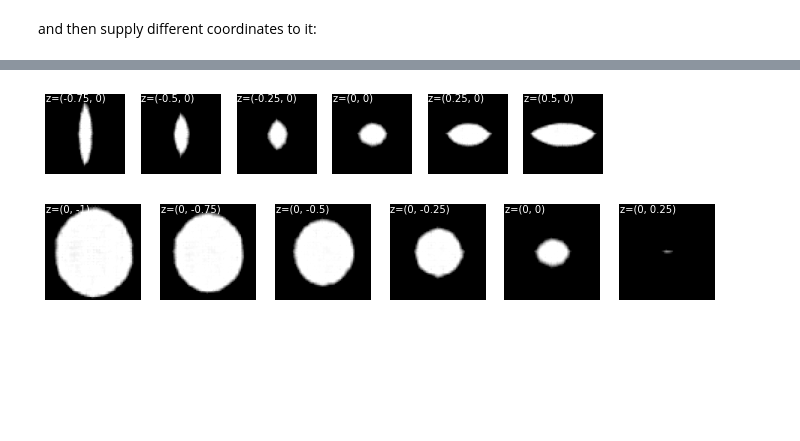
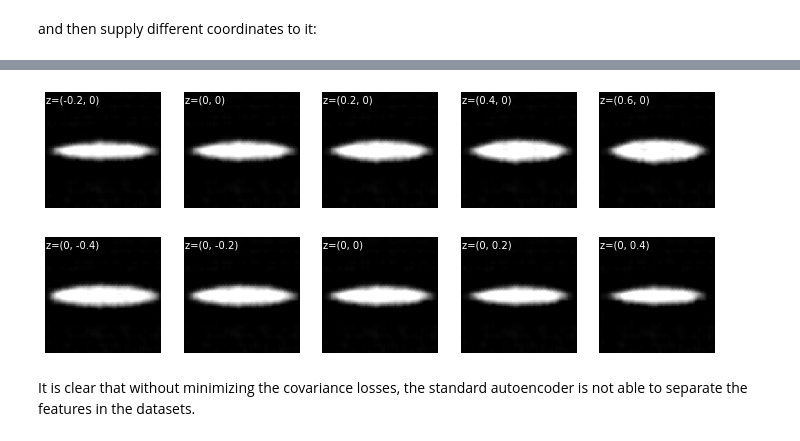
Before and after one commit to chuckedfromspace/pythonize, a Jupyter notebook: pythonize/ml/pca_ae.ipynb, the cells around one changed output, grey strips where cells are left out. Cells and saved outputs as stored; diff of their text form; code cells hidden in the pictures; blank space fills up the shorter version.

```diff
--- a/pythonize/ml/pca_ae.ipynb
+++ b/pythonize/ml/pca_ae.ipynb
@@ -182,12 +234,12 @@ array([9.05387  , 4.0584345], dtype=float32)
 # %%
-ae_decoder = model.layers[1]
+pca_ae_decoder = pca_ae_model.layers[1]
 # %% [markdown]
 and then supply different coordinates to it:
 # %%
-vals = [1, 1.5, 2, 2.5, 3, 3.5]
+vals = [-0.2, 0, 0.2, 0.4, 0.6]
 _, ax = plt.subplots(1, len(vals), figsize=(12, 3))
 for i in range(len(vals)):
-    img_dec = ae_decoder.predict([[vals[i], 0]])
+    img_dec = pca_ae_decoder.predict([[vals[i], 0]])
     ax[i].imshow(img_dec[0,...,0], cmap=plt.get_cmap('gray'), vmin=0, vmax=1)
     ax[i].axis("off")
     ax[i].text(0, 5, f"z=({vals[i]}, 0)", c='w')
@@ -197,8 +249,8 @@ plt.show()
 # %%
-vals = [-2, -1.5, -1, -0.5, 0, 0.5]
+vals = [-0.4, -0.2, 0, 0.2, 0.4]
 _, ax = plt.subplots(1, len(vals), figsize=(12, 3))
 for i in range(len(vals)):
-    img_dec = ae_decoder.predict([[0, vals[i]]])
+    img_dec = pca_ae_decoder.predict([[0, vals[i]]])
     ax[i].imshow(img_dec[0,...,0], cmap=plt.get_cmap('gray'), vmin=0, vmax=1)
     ax[i].axis("off")
     ax[i].text(0, 5, f"z=(0, {vals[i]})", c='w')
@@ -341,2 +259,0 @@ Epoch 00407: early stopping
-# %%
-model = keras.models.load_model('model_pca_ae.hdf5', custom_objects={"LatentCovarianceLayer": LatentCovarianceLayer})
@@ -356,22 +348,25 @@ decoder = model.layers[1]
 # %%
-vals = [-0.75, -0.5, -0.25, 0, 0.25, 0.5]
+ae_model = keras.models.load_model('model_ae.hdf5')
+ae_decoder = ae_model.layers[1]
+vals = [-0.2, 0, 0.2, 0.4, 0.6]
 _, ax = plt.subplots(1, len(vals), figsize=(12, 3))
 for i in range(len(vals)):
-    img_dec = decoder.predict([[vals[i], 0]])
+    img_dec = ae_decoder.predict([[vals[i], 0]])
     ax[i].imshow(img_dec[0,...,0], cmap=plt.get_cmap('gray'), vmin=0, vmax=1)
     ax[i].axis("off")
     ax[i].text(0, 5, f"z=({vals[i]}, 0)", c='w')
 plt.show()
+
+vals = [-0.4, -0.2, 0, 0.2, 0.4]
+_, ax = plt.subplots(1, len(vals), figsize=(12, 3))
+for i in range(len(vals)):
+    img_dec = ae_decoder.predict([[0, vals[i]]])
+    ax[i].imshow(img_dec[0,...,0], cmap=plt.get_cmap('gray'), vmin=0, vmax=1)
+    ax[i].axis("off")
+    ax[i].text(0, 5, f"z=(0, {vals[i]})", c='w')
+plt.show()
 # %% [output]
-[figure, old version]
+[figure, new version]
+[figure, added]
-# %%
-vals = [-1, -0.75, -0.5, -0.25, 0, 0.25]
-_, ax = plt.subplots(1, len(vals), figsize=(12, 3))
-for i in range(len(vals)):
-    img_dec = decoder.predict([[0, vals[i]]])
-    ax[i].imshow(img_dec[0,...,0], cmap=plt.get_cmap('gray'), vmin=0, vmax=1)
-    ax[i].axis("off")
-    ax[i].text(0, 5, f"z=(0, {vals[i]})", c='w')
-plt.show()
-# %% [output]
-[figure, removed]
+# %% [markdown]
+It is clear that without minimizing the covariance losses, the standard autoencoder is not able to separate the features in the datasets.
```
Also changed, not shown: parts of 36 cells of this notebook.
